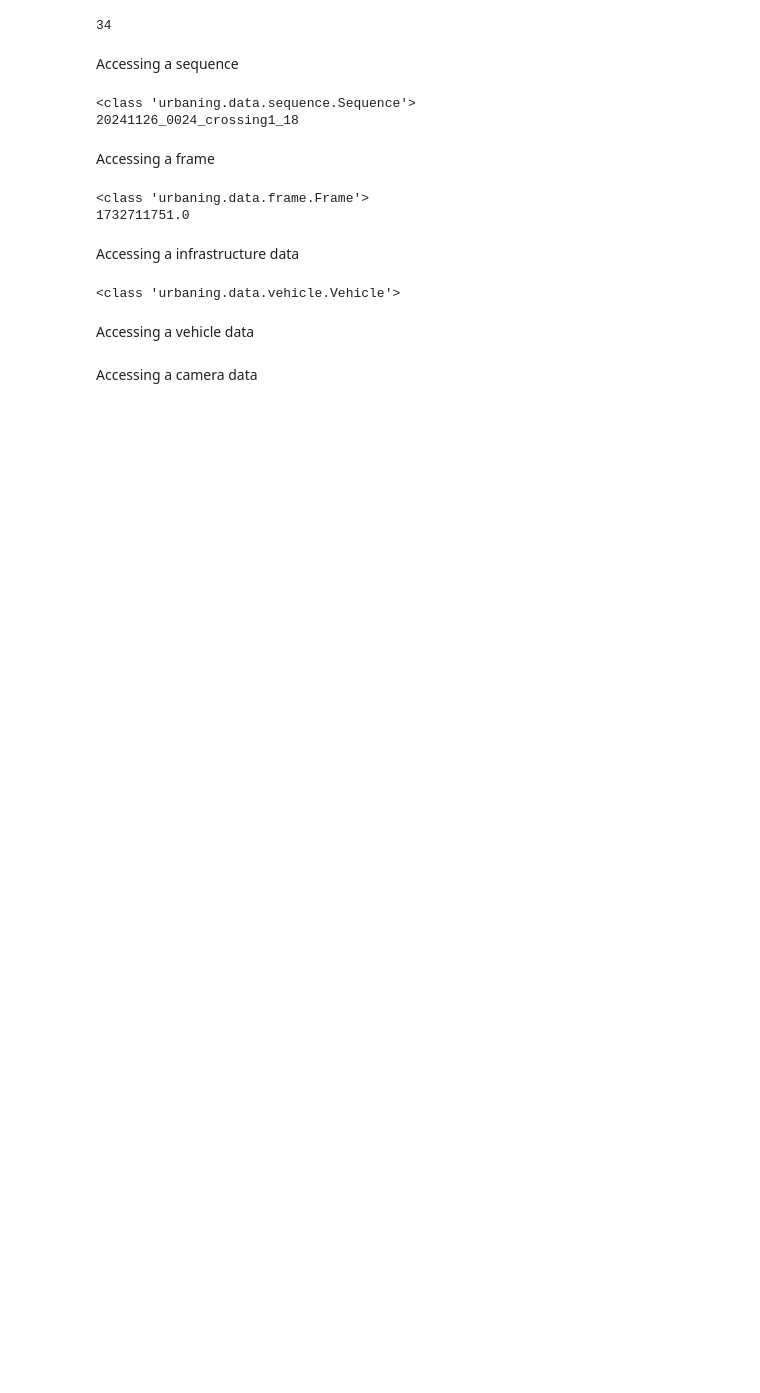
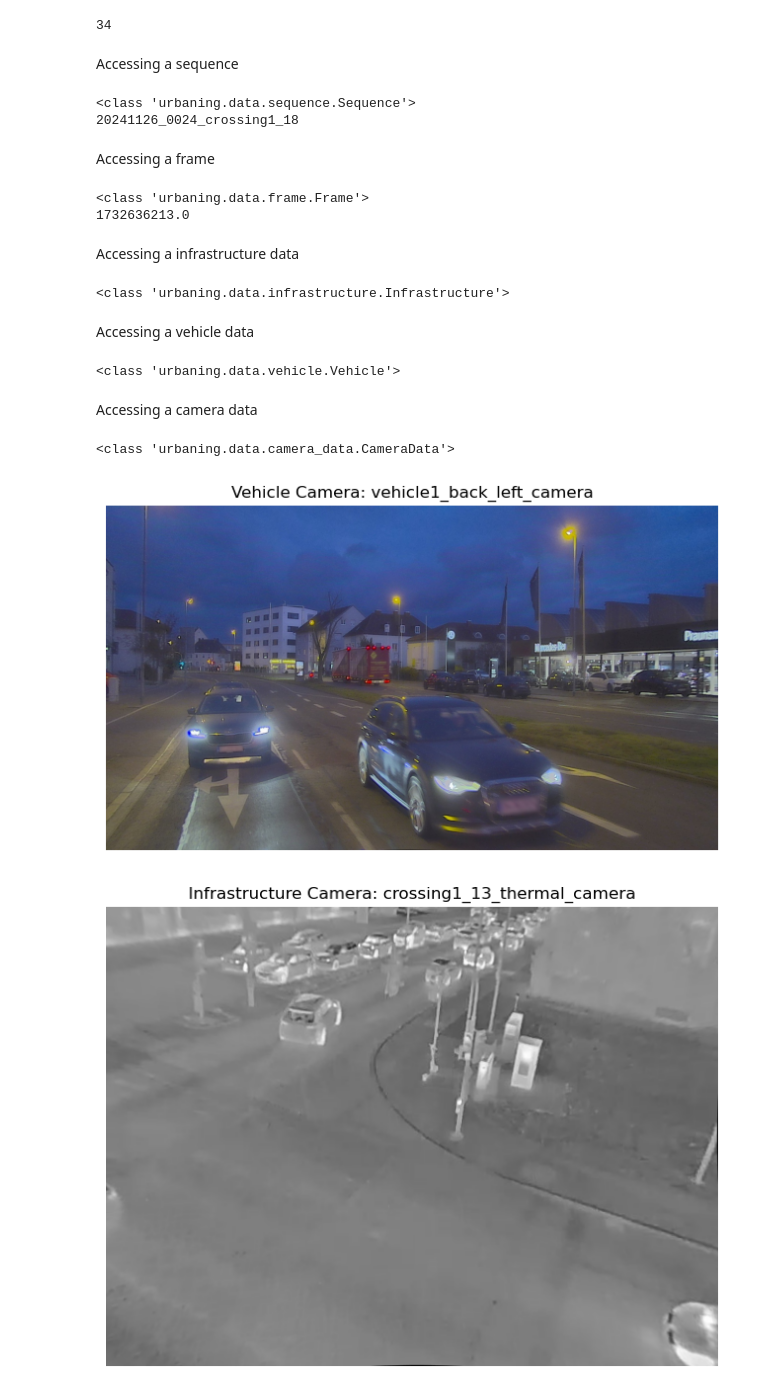
Before and after one commit to thi-ad/UrbanIng-V2X, a Jupyter notebook: tutorial.ipynb, the cells around one changed output. Drawn from its saved outputs; the diff is of its cells as text; code cells hidden in the pictures; blank space fills up the shorter version.

```diff
--- a/tutorial.ipynb
+++ b/tutorial.ipynb
@@ -3,8 +25,9 @@ Accessing the dataset
 # %%
 from urbaning import Dataset
 
+# root folder where the dataset is downloaded and unzipped
+root_folder = "datasets/UrbanIng-V2X"
 # load the complete dataset
-root_folder = "/thinkmate_ainin/THI_dataset/FINAL_Cooperative_Perception_Dataset_v0"
 dataset = Dataset(root_folder)
 # number of total sequences
 print(len(dataset))
@@ -25,7 +48,7 @@ for sequence in dataset:
 # you can also load one sequence manually
 from urbaning.data import Sequence
 # sequence to load
-sequence_name = "20241127_0000_crossing1_00"
+sequence_name = "20241126_0017_crossing1_00"
 # load the sequence
 sequence = Sequence(root_folder, sequence_name)
 # %% [output]
@@ -35,7 +58,7 @@ sequence = Sequence(root_folder, sequence_name)
 Accessing a frame
 # %%
 # use indexing from the sequence
-index = 10
+index = 115
 # a Frame instance
 print(type(sequence[index]))
 # or simple iterate over the sequence
@@ -45,7 +68,7 @@ for frame in sequence:
     break
 # %% [output]
 <class 'urbaning.data.frame.Frame'>
-1732711751.0
+1732636213.0
 # %% [markdown]
 Accessing a infrastructure data
 # %%
@@ -57,7 +80,7 @@ for crossing_name in frame.infrastructures:
     print(type(infrastructure))
     break
 # %% [output]
-<class 'urbaning.data.vehicle.Vehicle'>
+<class 'urbaning.data.infrastructure.Infrastructure'>
 # %% [markdown]
 Accessing a vehicle data
 # %%
@@ -68,9 +91,43 @@ for vehicle_name in frame.vehicles:
     # a Vehicle instance
     print(type(vehicle))
     break
+# %% [output]
+<class 'urbaning.data.vehicle.Vehicle'>
 # %% [markdown]
 Accessing a camera data
 # %%
+import cv2
+import matplotlib.pyplot as plt
 # iterate over the dictionary of cameras in the vehicle
 for camera_name in vehicle.cameras:
-    # access the
+    # access the camera data
+    camera = vehicle.cameras[camera_name]
+    # a CameraData instance
+    print(type(camera))
+    # access the image
+    image = camera.undistorted_image
+    # plot the image
+    plt.figure(figsize=(8, 6))
+    plt.imshow(cv2.cvtColor(image, cv2.COLOR_BGR2RGB))
+    plt.title(f"Vehicle Camera: {camera_name}")
+    plt.axis('off')
+    plt.show()
+    break
+
+# iterate over the dictionary of cameras in the infrastructure
+for camera_name in infrastructure.cameras:
+    # access the camera data
+    camera = infrastructure.cameras[camera_name]
+    # access the image
+    image = camera.undistorted_image
+    # plot the image
+    plt.figure(figsize=(8, 6))
+    plt.imshow(cv2.cvtColor(image, cv2.COLOR_BGR2RGB))
+    plt.title(f"Infrastructure Camera: {camera_name}")
+    plt.axis('off')
+    plt.show()
+    break
+# %% [output]
+<class 'urbaning.data.camera_data.CameraData'>
+[figure, added]
+[figure, added]
```
Also changed, not shown: parts of 12 cells of this notebook, 29 other files.
